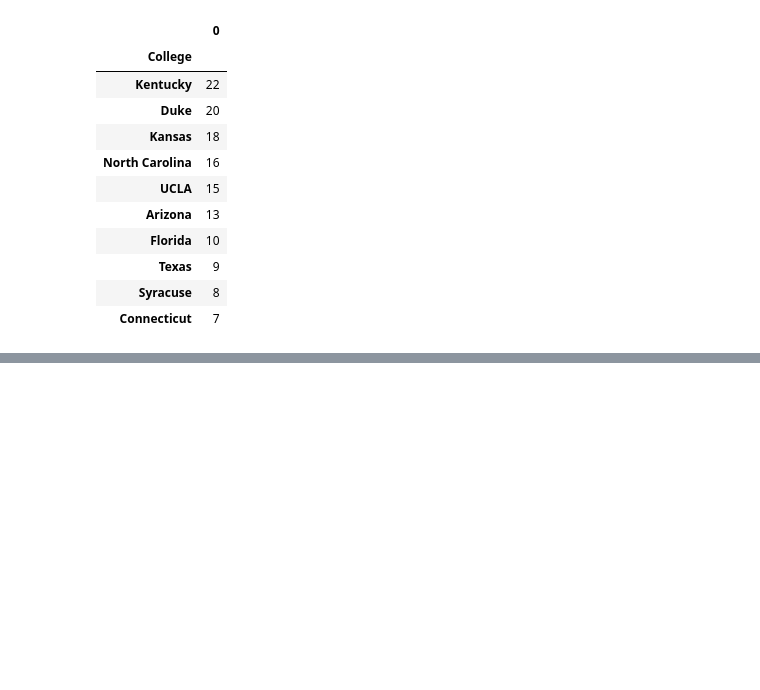
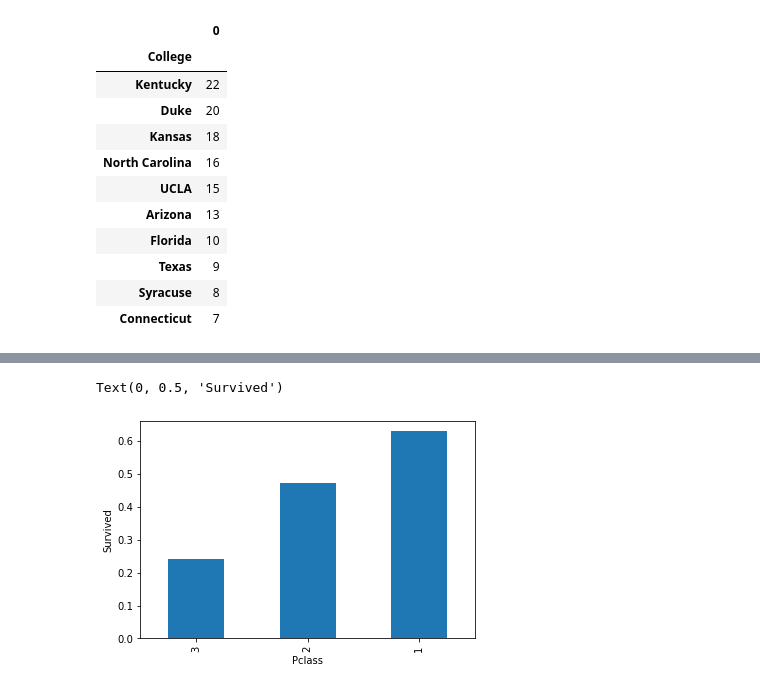
Before and after one commit to myeongwang/python, a Jupyter notebook: numpy,pandas 기본 .ipynb, the cells around one changed output, grey strips where cells are left out. Saved outputs shown, nothing was run; the diff lists cells and outputs as text; code cells hidden in the pictures; blank space fills up the shorter version.

```diff
--- a/numpy,pandas 기본 .ipynb
+++ b/numpy,pandas 기본 .ipynb
@@ -762,0 +1036,6 @@ df.groupby('College')['Salary'].mean().sort_values(ascending =False).to_frame().
+# %%
+ax = df.groupby('Pclass')['Survived'].mean().sort_values(ascending=True).plot(kind='bar')
+ax.set_ylabel('Survived')
+# %% [output]
+Text(0, 0.5, 'Survived')
+[figure, added]
```
Also changed, not shown: parts of 31 cells of this notebook.
